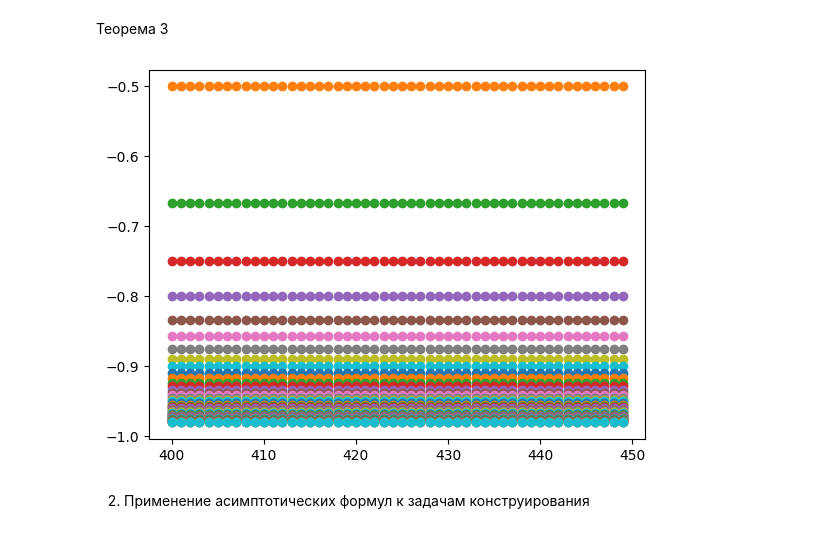
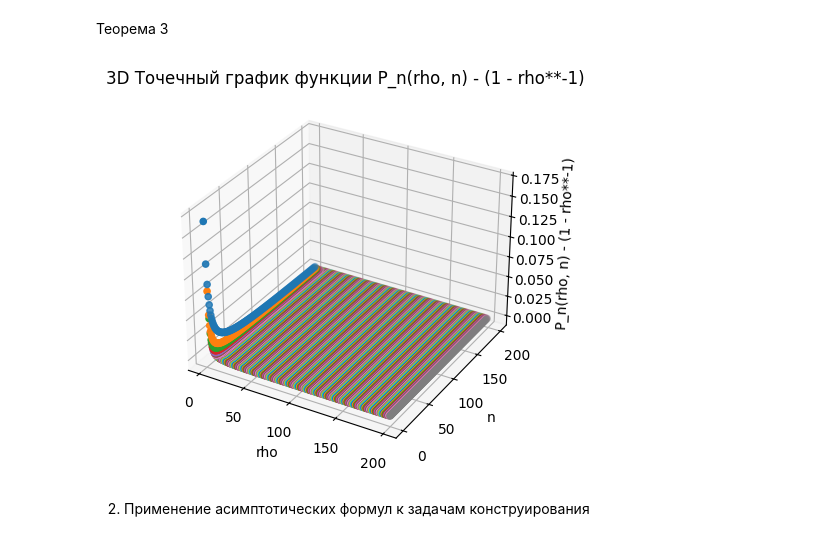
Before and after one commit to VL1507/system_analysis, a Jupyter notebook: labs/lab_5/5.ipynb, the cells around one changed output. Cells and saved outputs as stored; diff of their text form; code cells hidden in the pictures.

```diff
--- a/labs/lab_5/5.ipynb
+++ b/labs/lab_5/5.ipynb
@@ -95,24 +96,37 @@ while pho < 1:
 # %% [markdown]
 Теорема 3
-# %%
-x = []
-y = []
-mu = 0.1
-
-l = 0.1
-while l < 5:
-    pho = l / mu
-    if pho > 1:
-        # print(pho)
-        for n in range(400, 450):
-            x.append(n)
-            y.append(P_n(rho, n) - (1 - mu / l))
-        ...
-    l += 0.1
-    plt.scatter(x, y)
-    x = []
-    y = []
-# %% [output]
-[figure, removed]
+# %%
+# Построение 3D точечного графика
+fig = plt.figure()
+ax = fig.add_subplot(111, projection="3d")
+
+rho_points = []
+n_points = []
+f_points = []
+
+for rho in trange(2, 200):
+    rho_points = []
+    n_points = []
+    f_points = []
+    for n in trange(1, 200, leave=False):
+        rho_points.append(rho)
+        n_points.append(n)
+        f_points.append(P_n(rho, n) - (1 - rho**-1))
+
+    ax.scatter(
+        rho_points,
+        n_points,
+        f_points,
+        marker="o",
+    )
+
+ax.set_xlabel("rho")
+ax.set_ylabel("n")
+ax.set_zlabel("P_n(rho, n) - (1 - rho**-1)")
+ax.set_title("3D Точечный график функции P_n(rho, n) - (1 - rho**-1)")
+
+plt.show()
+# %% [output]
+[figure, added]
 # %% [markdown]
 2. Применение асимптотических формул к задачам конструирования
```
Also changed, not shown: parts of 2 cells of this notebook, 1 other file.
